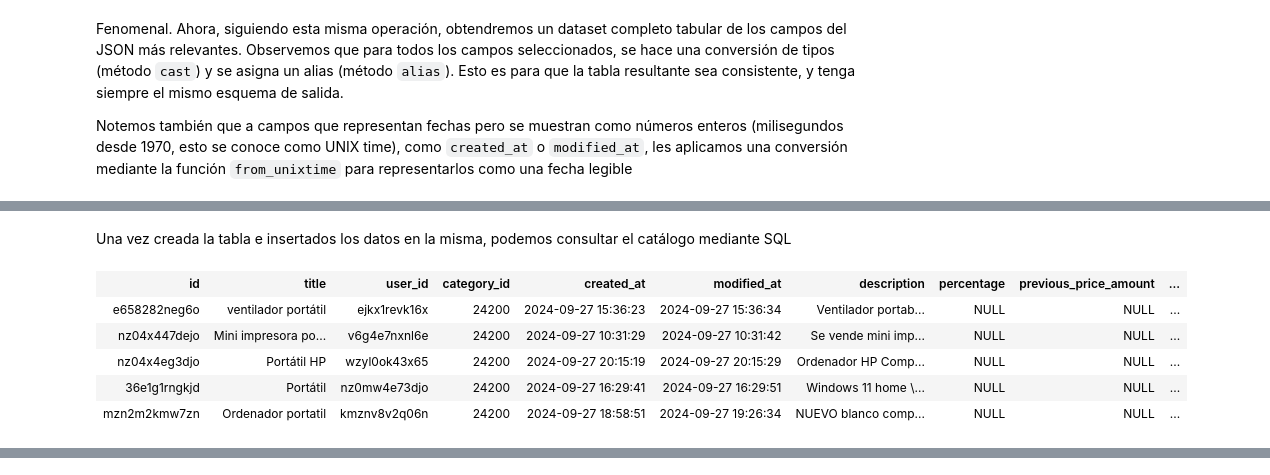
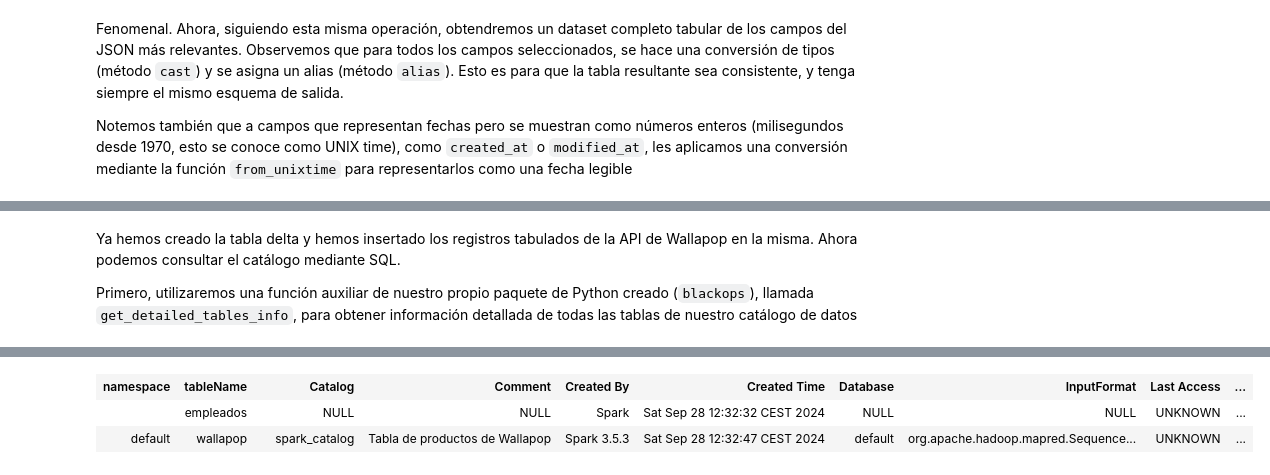
Before and after one commit to donielix/esic-bigdata-iv-blackops, a Jupyter notebook: notebooks/tema-2-etl/introduccion-spark.ipynb, the cells around one changed output, grey strips where cells are left out. Drawn from its saved outputs; the diff is of its cells as text; code cells hidden in the pictures.

```diff
--- a/notebooks/tema-2-etl/introduccion-spark.ipynb
+++ b/notebooks/tema-2-etl/introduccion-spark.ipynb
@@ -545,14 +579,10 @@ Con el método `createIfNotExists` estamos indicando que cree únicamente la tab
     .whenNotMatchedInsertAll()
     .execute()
 )
-# %% [markdown]
-Una vez creada la tabla e insertados los datos en la misma, podemos consultar el catálogo mediante SQL
-# %%
-spark.sql("select * from wallapop limit 5")
-# %% [output]
-| id | title | user_id | category_id | created_at | modified_at | description | percentage | previous_price_amount | ... |
-| e658282neg6o | ventilador portátil | ejkx1revk16x | 24200 | 2024-09-27 15:36:23 | 2024-09-27 15:36:34 | Ventilador portab... | NULL | NULL | ... |
-| nz04x447dejo | Mini impresora po... | v6g4e7nxnl6e | 24200 | 2024-09-27 10:31:29 | 2024-09-27 10:31:42 | Se vende mini imp... | NULL | NULL | ... |
-| nz04x4eg3djo | Portátil HP | wzyl0ok43x65 | 24200 | 2024-09-27 20:15:19 | 2024-09-27 20:15:29 | Ordenador HP Comp... | NULL | NULL | ... |
-| 36e1g1rngkjd | Portátil | nz0mw4e73djo | 24200 | 2024-09-27 16:29:41 | 2024-09-27 16:29:51 | Windows 11 home \... | NULL | NULL | ... |
-| mzn2m2kmw7zn | Ordenador portatil | kmznv8v2q06n | 24200 | 2024-09-27 18:58:51 | 2024-09-27 19:26:34 | NUEVO blanco comp... | NULL | NULL | ... |
+# %% [markdown]
+Ya hemos creado la tabla delta y hemos insertado los registros tabulados de la API de Wallapop en la misma. Ahora podemos consultar el catálogo mediante SQL.
+
+Primero, utilizaremos una función auxiliar de nuestro propio paquete de Python creado (`blackops`), llamada `get_detailed_tables_info`, para obtener información detallada de todas las tablas de nuestro catálogo de datos
+# %%
+get_detailed_tables_info(spark)
+# %% [output]
@@ -558,0 +590,3 @@ spark.sql("select * from wallapop limit 5")
+| namespace | tableName |  | Catalog | Comment | Created By | Created Time | Database | InputFormat | Last Access | ... |
+|  | empleados |  | NULL | NULL | Spark | Sat Sep 28 12:32:32 CEST 2024 | NULL | NULL | UNKNOWN | ... |
+| default | wallapop |  | spark_catalog | Tabla de productos de Wallapop | Spark 3.5.3 | Sat Sep 28 12:32:47 CEST 2024 | default | org.apache.hadoop.mapred.Sequence... | UNKNOWN | ... |
```
Also changed, not shown: parts of 26 cells of this notebook, 3 other files.
